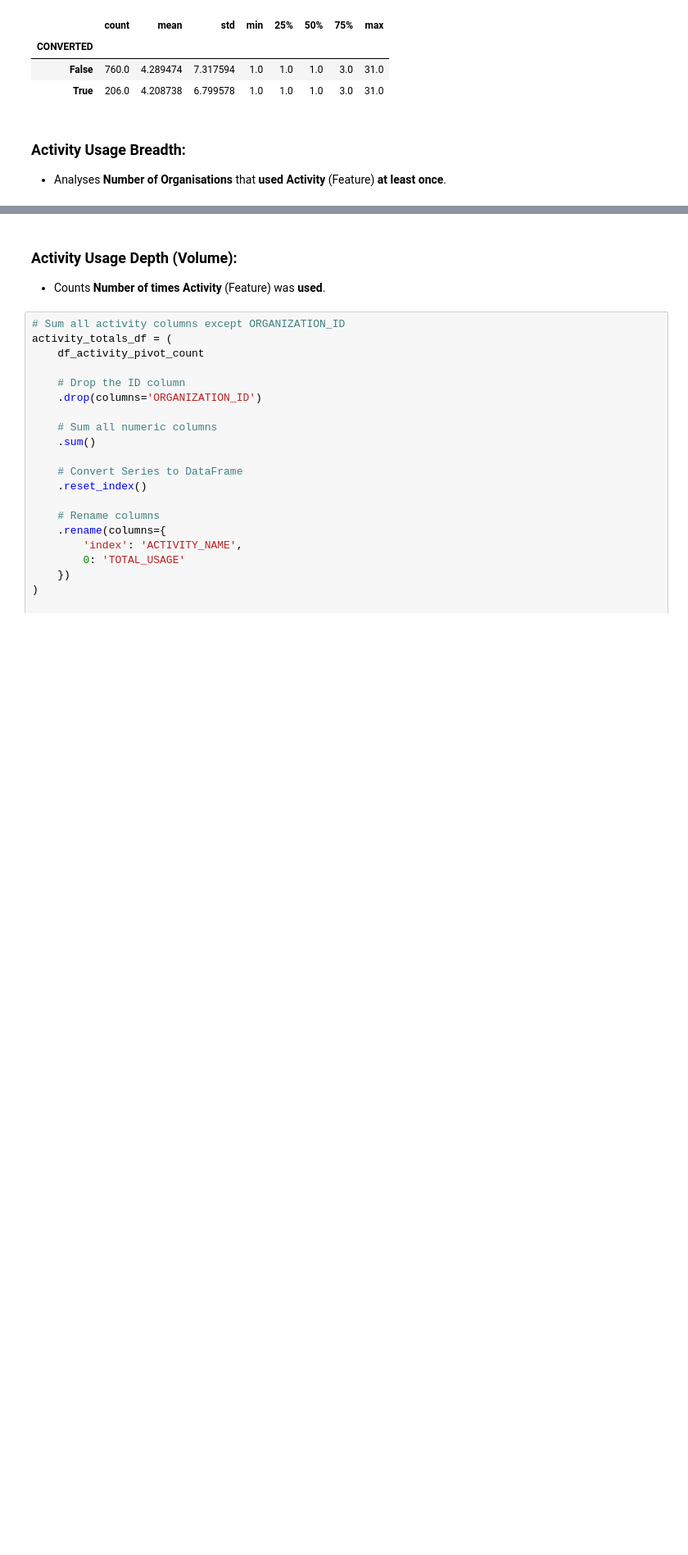
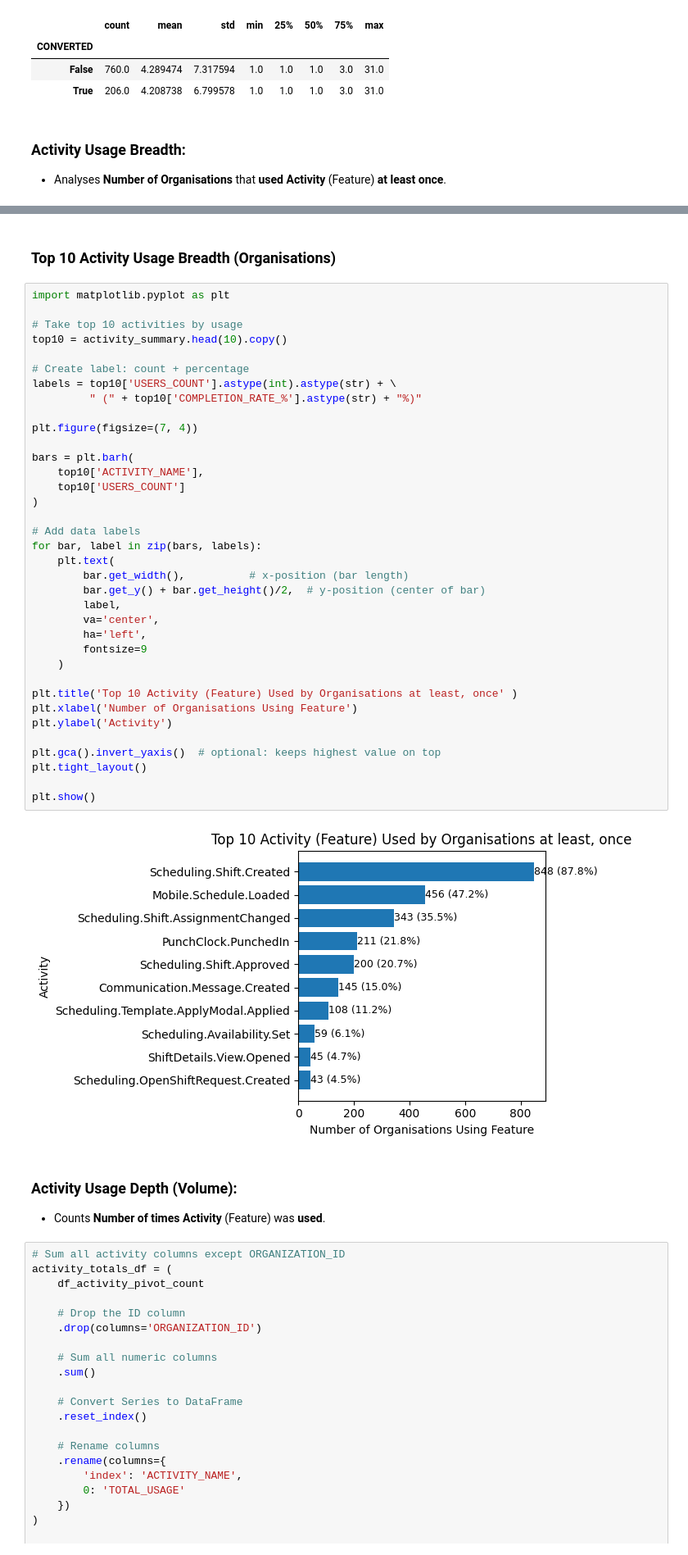
Before and after one commit to jacobdbt2100/trial_activation_analysis, a Jupyter notebook: notebooks/01_data_cleaning_and_exploration.ipynb, the cells around one changed output, grey strips where cells are left out. Shown at 82% size. Drawn from its saved outputs; the diff is of its cells as text; blank space fills up the shorter version.

```diff
--- a/notebooks/01_data_cleaning_and_exploration.ipynb
+++ b/notebooks/01_data_cleaning_and_exploration.ipynb
@@ -835,6 +835,46 @@ activity_summary
 | 25 | Revenue.Budgets.Created | 4 | 0.4 | 0 | 0.0 |
 | 26 | Scheduling.OpenShiftRequest.Approved | 3 | 0.3 | 0 | 0.0 |
 | 27 | Shift.View.Opened | 2 | 0.2 | 0 | 0.0 |
+# %% [markdown]
+### Top 10 Activity Usage Breadth (Organisations)
+# %%
+import matplotlib.pyplot as plt
+
+# Take top 10 activities by usage
+top10 = activity_summary.head(10).copy()
+
+# Create label: count + percentage
+labels = top10['USERS_COUNT'].astype(int).astype(str) + \
+         " (" + top10['COMPLETION_RATE_%'].astype(str) + "%)"
+
+plt.figure(figsize=(7, 4))
+
+bars = plt.barh(
+    top10['ACTIVITY_NAME'],
+    top10['USERS_COUNT']
+)
+
+# Add data labels
+for bar, label in zip(bars, labels):
+    plt.text(
+        bar.get_width(),          # x-position (bar length)
+        bar.get_y() + bar.get_height()/2,  # y-position (center of bar)
+        label,
+        va='center',
+        ha='left',
+        fontsize=9
+    )
+
+plt.title('Top 10 Activity (Feature) Used by Organisations at least, once' )
+plt.xlabel('Number of Organisations Using Feature')
+plt.ylabel('Activity')
+
+plt.gca().invert_yaxis()  # optional: keeps highest value on top
+plt.tight_layout()
+
+plt.show()
+# %% [output]
+[figure, added]
 # %% [markdown]
 ### Activity Usage Depth (Volume):
 - Counts **Number of times Activity** (Feature) was **used**.
```
Also changed, not shown: parts of 4 cells of this notebook, 4 other files.
